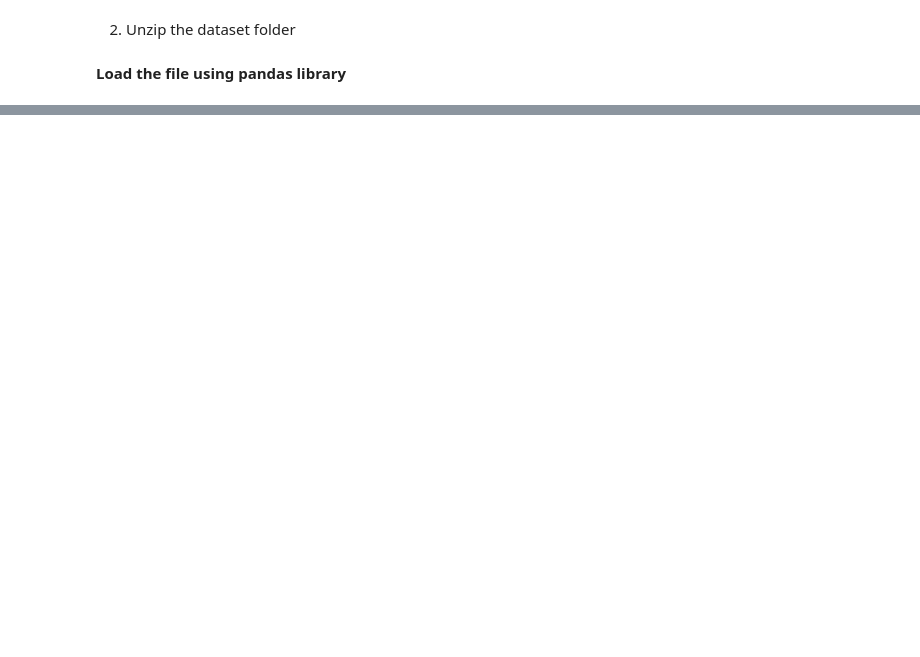
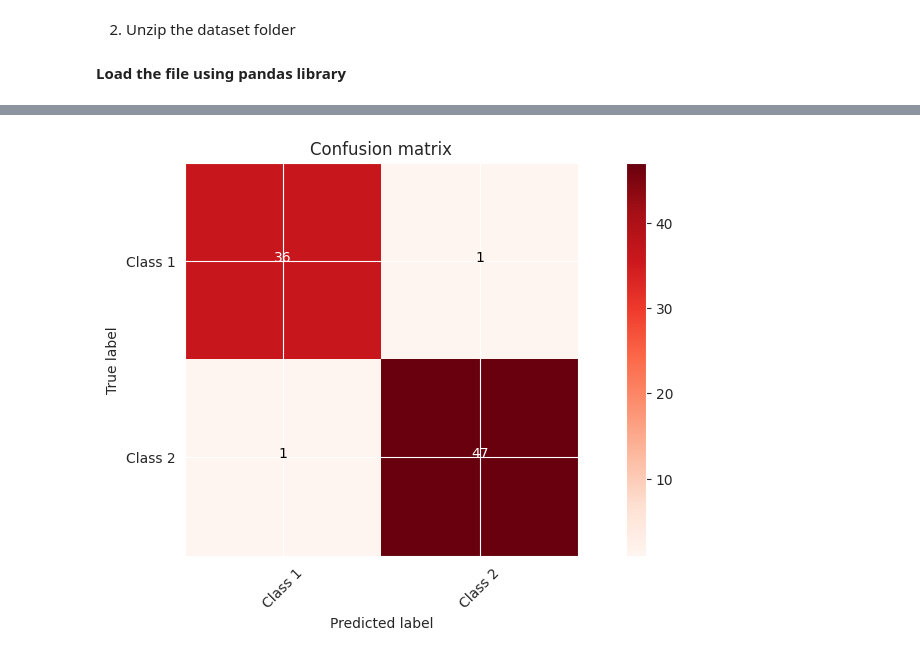
Before and after one commit to ML4SCI/DeepLearnHackathon, a Jupyter notebook: HiggsBosonClassificationChallenge/higgs_classification.ipynb, the cells around one changed output, grey strips where cells are left out. Saved outputs shown, nothing was run; the diff lists cells and outputs as text; code cells hidden in the pictures; blank space fills up the shorter version.

```diff
--- a/HiggsBosonClassificationChallenge/higgs_classification.ipynb
+++ b/HiggsBosonClassificationChallenge/higgs_classification.ipynb
@@ -270,0 +315,8 @@ Sergei V. Gleyzer *(University of Alabama)*
+# %%
+train_data = PytorchDataset(X_train, y_train)
+val_data = PytorchDataset(X_val, y_val)
+test_data = PytorchDataset(X_test, y_test)
+
+train_loader = DataLoader(train_data, batch_size=5, shuffle=True)
+test_loader = DataLoader(test_data, batch_size=5, shuffle=False)
+val_loader = DataLoader(val_data, batch_size=5, shuffle=False)
@@ -270,0 +378,12 @@ Sergei V. Gleyzer *(University of Alabama)*
+# %%
+criterion = torch.nn.CrossEntropyLoss()
+optimizer = torch.optim.Adam(model_nn.parameters(), lr=0.001)
+
+def accuracy_metric(target, pred):
+    target = target.argmax(dim=1)
+    return torch.sum(pred == target).item() / len(pred)
+# %%
+history, model_nn = train_and_validate(train_loader, val_loader, model_nn,
+                                       optimizer=optimizer, criterion=criterion,
+                                       metric=accuracy_metric, num_epochs=20)
+torch.save(model_nn.state_dict(), "my_pytorch_model.h5")##Saving model weights
@@ -270,0 +411,14 @@ Sergei V. Gleyzer *(University of Alabama)*
+# %%
+predictions = model_nn(test_loader.dataset.X).argmax(dim=1)
+# %%
+from plot_metric.functions import BinaryClassification
+import matplotlib.pyplot as plt
+# Visualisation with plot_metric
+bc_nn = BinaryClassification(y_test, predictions, labels=["Class 1", "Class 2"])
+
+# Figures
+plt.figure(figsize=(10,5))
+bc_nn.plot_confusion_matrix()
+plt.show()
+# %% [output]
+[figure, added]
```
Also changed, not shown: parts of 81 cells of this notebook.
